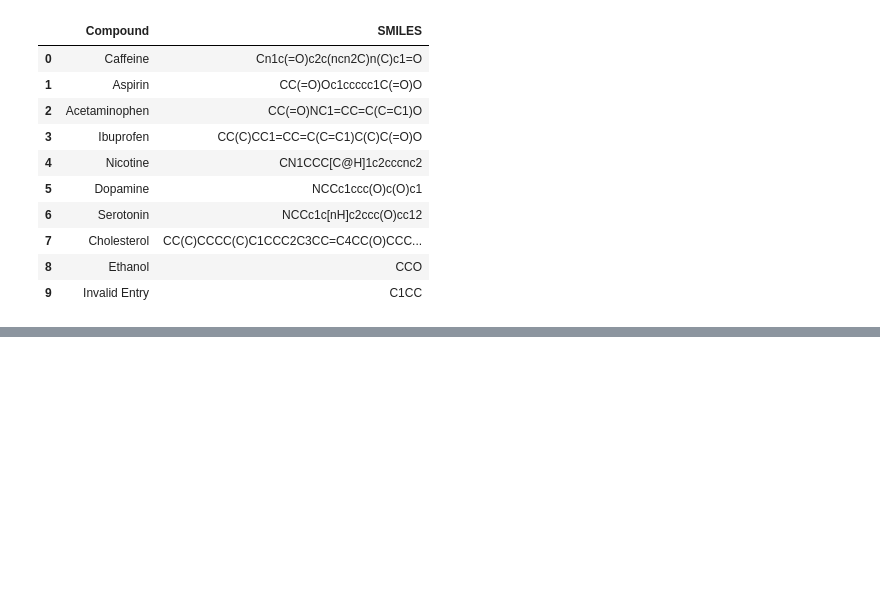
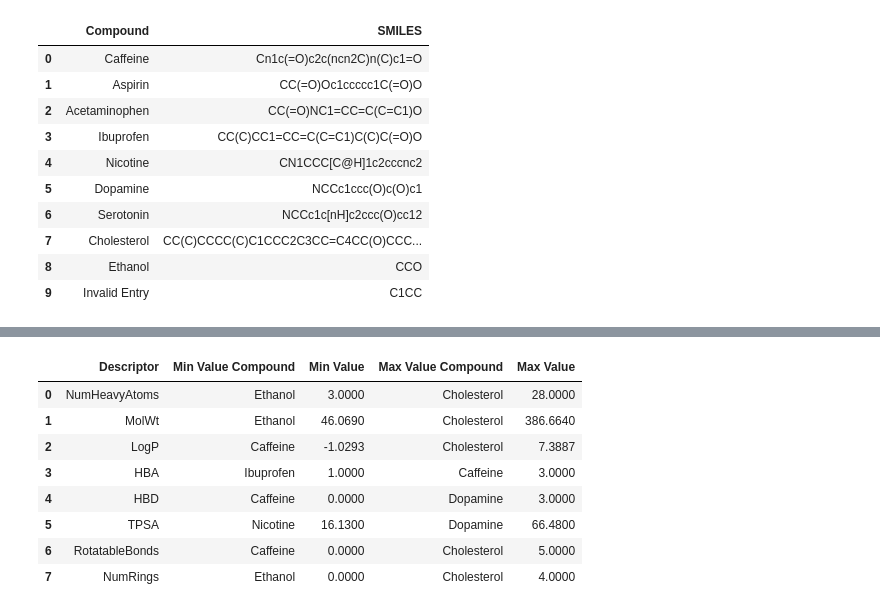
Before and after one commit to briskicedteaa/rdkit-cheminformatics-notebooks-, a Jupyter notebook: 02_Molecular_Descriptor_Analysis.ipynb, the cells around one changed output, grey strips where cells are left out. Drawn from its saved outputs; the diff is of its cells as text; code cells hidden in the pictures; blank space fills up the shorter version.

Commit message:
Calculated min + max values for descriptors

```diff
--- a/02_Molecular_Descriptor_Analysis.ipynb
+++ b/02_Molecular_Descriptor_Analysis.ipynb
@@ -91,0 +126,32 @@ lowest = df[""]
+# %%
+import pandas as pd
+
+descriptors = ['NumHeavyAtoms', 'MolWt', 'LogP', 'HBA', 'HBD', 'TPSA', 'RotatableBonds', 'NumRings']
+summary_data = []
+
+for descriptor in descriptors:
+    df_filtered = df[df[descriptor].notna()]
+    if not df_filtered.empty:
+        min_value_row = df_filtered.loc[df_filtered[descriptor].idxmin()]
+        max_value_row = df_filtered.loc[df_filtered[descriptor].idxmax()]
+
+        summary_data.append({
+            'Descriptor': descriptor,
+            'Min Value Compound': min_value_row['Compound'],
+            'Min Value': min_value_row[descriptor],
+            'Max Value Compound': max_value_row['Compound'],
+            'Max Value': max_value_row[descriptor]
+        })
+
+summary_df = pd.DataFrame(summary_data)
+display(summary_df)
+# %% [output]
+|  | Descriptor | Min Value Compound | Min Value | Max Value Compound | Max Value |
+| 0 | NumHeavyAtoms | Ethanol | 3.0000 | Cholesterol | 28.0000 |
+| 1 | MolWt | Ethanol | 46.0690 | Cholesterol | 386.6640 |
+| 2 | LogP | Caffeine | -1.0293 | Cholesterol | 7.3887 |
+| 3 | HBA | Ibuprofen | 1.0000 | Caffeine | 3.0000 |
+| 4 | HBD | Caffeine | 0.0000 | Dopamine | 3.0000 |
+| 5 | TPSA | Nicotine | 16.1300 | Dopamine | 66.4800 |
+| 6 | RotatableBonds | Caffeine | 0.0000 | Cholesterol | 5.0000 |
+| 7 | NumRings | Ethanol | 0.0000 | Cholesterol | 4.0000 |
```
Also changed, not shown: parts of 2 cells of this notebook.
